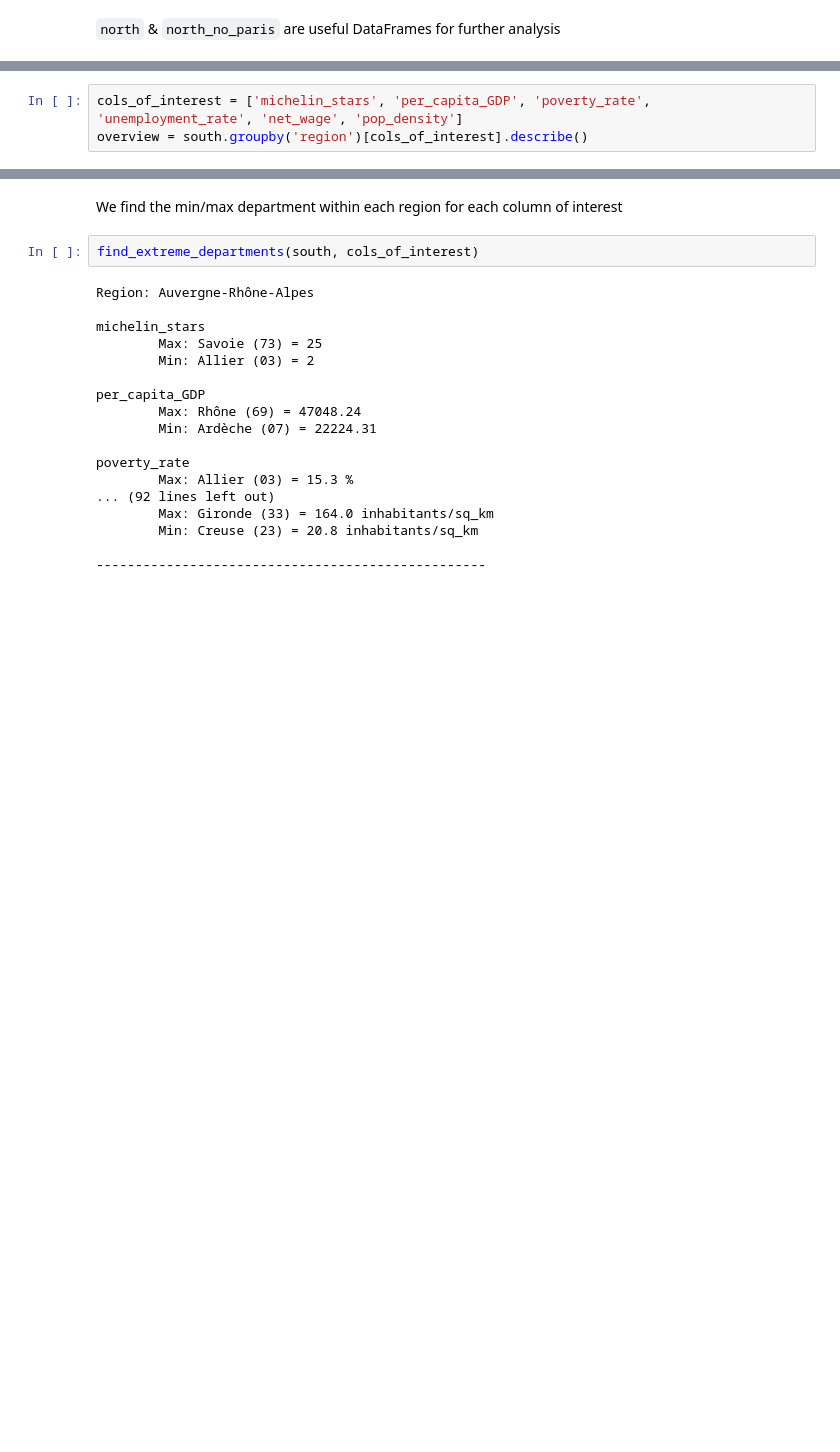
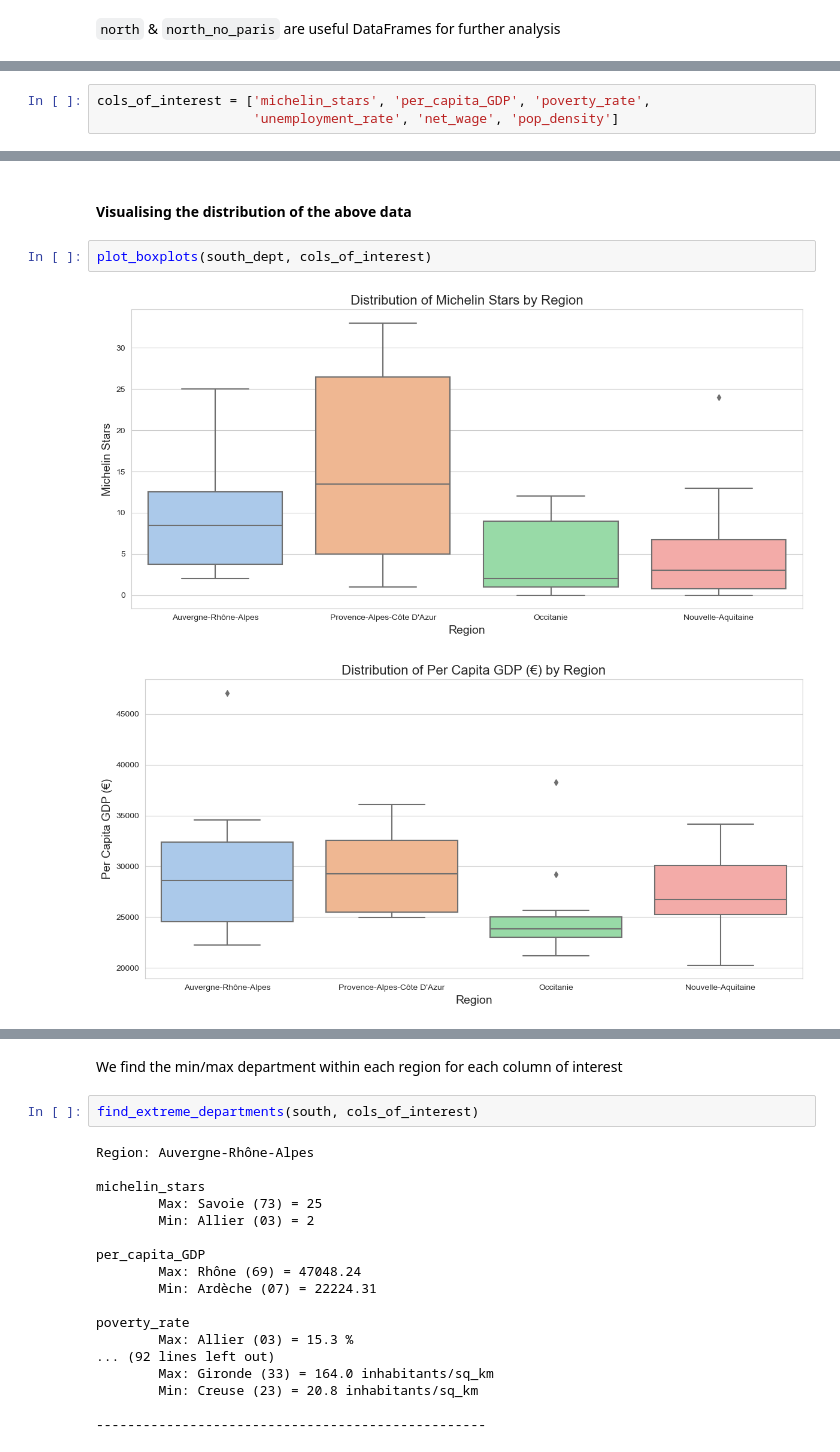
Before and after one commit to pineapple-bois/Michelin_Rated_Restaurants, a Jupyter notebook: Notebooks/France/France_Analysis.ipynb, the cells around one changed output, grey strips where cells are left out. Saved outputs shown, nothing was run; the diff lists cells and outputs as text; blank space fills up the shorter version.

Commit message:
Added Boxplots

```diff
--- a/Notebooks/France/France_Analysis.ipynb
+++ b/Notebooks/France/France_Analysis.ipynb
@@ -130,3 +205,3 @@ We generate a statistical summary for selected columns, grouped by region, in th
 # %%
-cols_of_interest = ['michelin_stars', 'per_capita_GDP', 'poverty_rate', 'unemployment_rate', 'net_wage', 'pop_density']
-overview = south.groupby('region')[cols_of_interest].describe()
+cols_of_interest = ['michelin_stars', 'per_capita_GDP', 'poverty_rate',
+                    'unemployment_rate', 'net_wage', 'pop_density']
@@ -152,0 +241,7 @@ Max       | 33.00          | 36072.35       | 19.50        | 9.50              |
+# %% [markdown]
+#### Visualising the distribution of the above data
+# %%
+plot_boxplots(south_dept, cols_of_interest)
+# %% [output]
+[figure, added]
+[figure, added]
```
Also changed, not shown: parts of 38 cells of this notebook, 1 other file.
